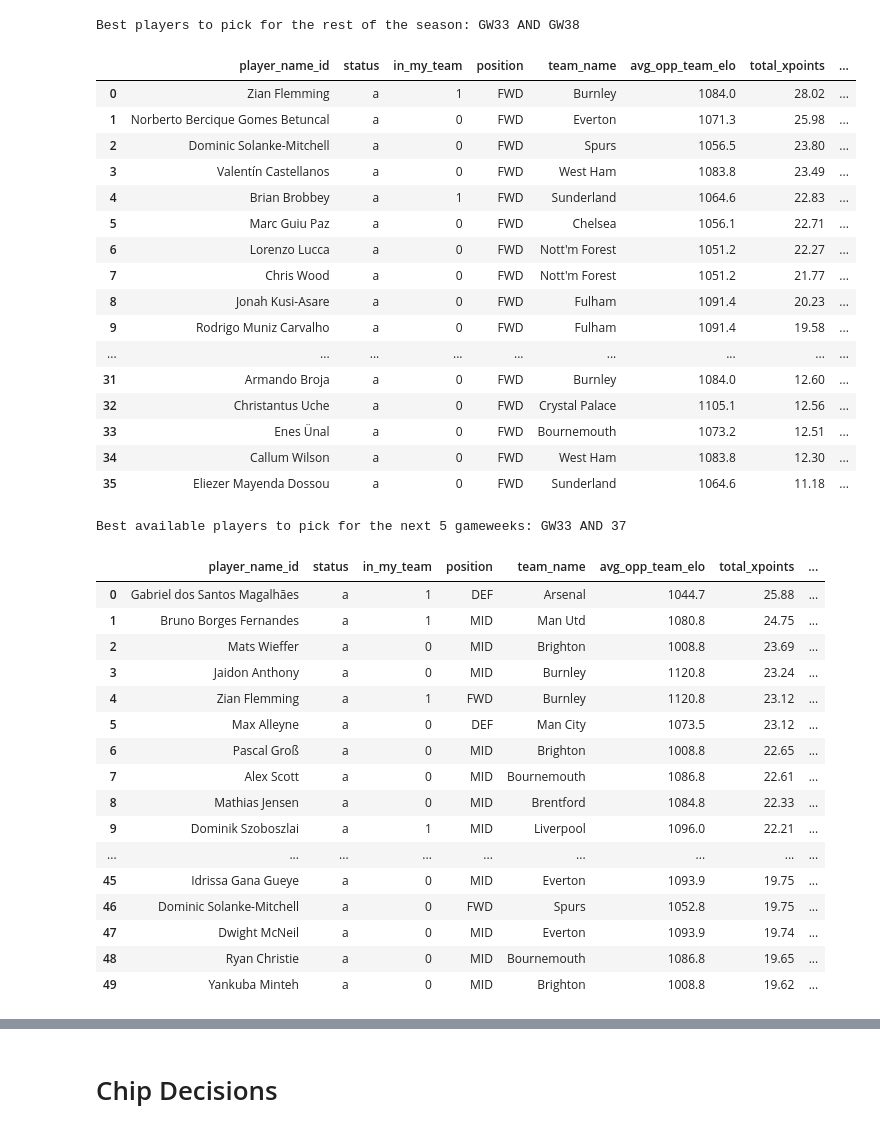
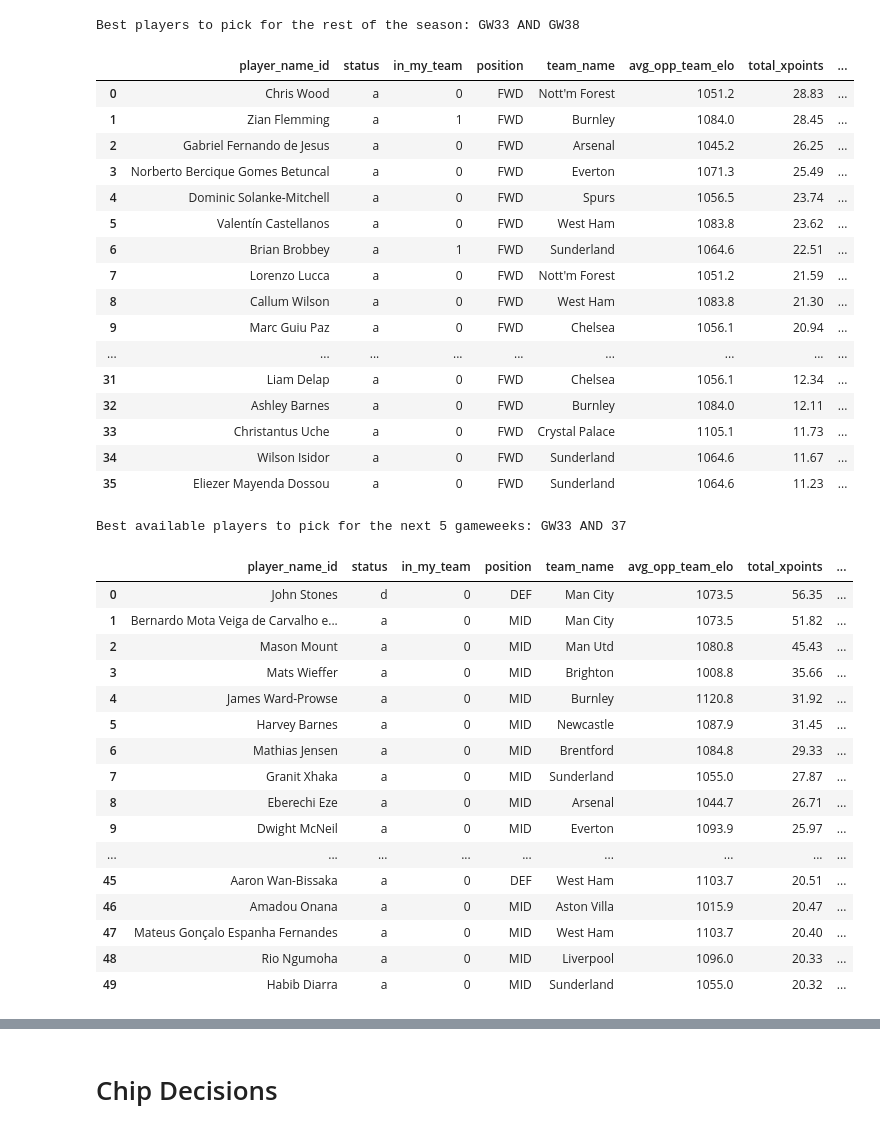
Before and after one commit to chrisimpacts/FPL-Points-Predictor, a Jupyter notebook: TRDL-Team-Analysis.ipynb, the cells around one changed output, grey strips where cells are left out. Saved outputs shown, nothing was run; the diff lists cells and outputs as text; code cells hidden in the pictures.

Commit message:
Added overperformance adjustment to xg/xa predictions

```diff
--- a/TRDL-Team-Analysis.ipynb
+++ b/TRDL-Team-Analysis.ipynb
@@ -125,49 +125,51 @@ WITH predictions_status AS (
         p.event,
         p.in_any_team
     FROM predictions p
     LEFT JOIN player_status ps ON p.element = ps.id
 )
 SELECT
     player_name_id,
     status,
     in_my_team,
     position,
     team_name,
     ROUND(AVG(opp_team_elo),1) AS avg_opp_team_elo,
     ROUND(SUM(xpoints),2) AS total_xpoints,
     ROUND(AVG(mins_pred),1) AS avg_mins_pred,
+    ROUND(AVG(xg_overperf_factor),3) AS avg_xg_overperf_factor,
     ROUND(AVG(xgp90_pred),3) AS avg_xgp90_pred,
+    ROUND(AVG(xa_overperf_factor),3) AS avg_xa_overperf_factor,
     ROUND(AVG(xap90_pred),3) AS avg_xap90_pred,
     ROUND(AVG(xgcp90_pred),3) AS avg_xgcp90_pred
 FROM predictions_status
 WHERE (in_any_team = 0 OR in_my_team = 1)
     AND status IN ('a','d')
     AND position IN ('FWD')
     --AND team_name = 'Liverpool'
   AND event BETWEEN {picks_current_gameweek+1} AND 38
 GROUP BY player_name_id, status, position, team_name, in_my_team
 ORDER BY total_xpoints DESC
 """)
 view.head(50)
 # %% [output]
 Best players to pick for the rest of the season: GW33 AND GW38
 |  | player_name_id | status | in_my_team | position | team_name | avg_opp_team_elo | total_xpoints | ... |
-| 0 | Zian Flemming | a | 1 | FWD | Burnley | 1084.0 | 28.02 | ... |
-| 1 | Norberto Bercique Gomes Betuncal | a | 0 | FWD | Everton | 1071.3 | 25.98 | ... |
-| 2 | Dominic Solanke-Mitchell | a | 0 | FWD | Spurs | 1056.5 | 23.80 | ... |
-| 3 | Valentín Castellanos | a | 0 | FWD | West Ham | 1083.8 | 23.49 | ... |
-| 4 | Brian Brobbey | a | 1 | FWD | Sunderland | 1064.6 | 22.83 | ... |
-| 5 | Marc Guiu Paz | a | 0 | FWD | Chelsea | 1056.1 | 22.71 | ... |
-| 6 | Lorenzo Lucca | a | 0 | FWD | Nott'm Forest | 1051.2 | 22.27 | ... |
-| 7 | Chris Wood | a | 0 | FWD | Nott'm Forest | 1051.2 | 21.77 | ... |
-| 8 | Jonah Kusi-Asare | a | 0 | FWD | Fulham | 1091.4 | 20.23 | ... |
-| 9 | Rodrigo Muniz Carvalho | a | 0 | FWD | Fulham | 1091.4 | 19.58 | ... |
+| 0 | Chris Wood | a | 0 | FWD | Nott'm Forest | 1051.2 | 28.83 | ... |
+| 1 | Zian Flemming | a | 1 | FWD | Burnley | 1084.0 | 28.45 | ... |
+| 2 | Gabriel Fernando de Jesus | a | 0 | FWD | Arsenal | 1045.2 | 26.25 | ... |
+| 3 | Norberto Bercique Gomes Betuncal | a | 0 | FWD | Everton | 1071.3 | 25.49 | ... |
+| 4 | Dominic Solanke-Mitchell | a | 0 | FWD | Spurs | 1056.5 | 23.74 | ... |
+| 5 | Valentín Castellanos | a | 0 | FWD | West Ham | 1083.8 | 23.62 | ... |
+| 6 | Brian Brobbey | a | 1 | FWD | Sunderland | 1064.6 | 22.51 | ... |
+| 7 | Lorenzo Lucca | a | 0 | FWD | Nott'm Forest | 1051.2 | 21.59 | ... |
+| 8 | Callum Wilson | a | 0 | FWD | West Ham | 1083.8 | 21.30 | ... |
+| 9 | Marc Guiu Paz | a | 0 | FWD | Chelsea | 1056.1 | 20.94 | ... |
 | ... | ... | ... | ... | ... | ... | ... | ... | ... |
-| 31 | Armando Broja | a | 0 | FWD | Burnley | 1084.0 | 12.60 | ... |
-| 32 | Christantus Uche | a | 0 | FWD | Crystal Palace | 1105.1 | 12.56 | ... |
-| 33 | Enes Ünal | a | 0 | FWD | Bournemouth | 1073.2 | 12.51 | ... |
-| 34 | Callum Wilson | a | 0 | FWD | West Ham | 1083.8 | 12.30 | ... |
-| 35 | Eliezer Mayenda Dossou | a | 0 | FWD | Sunderland | 1064.6 | 11.18 | ... |
+| 31 | Liam Delap | a | 0 | FWD | Chelsea | 1056.1 | 12.34 | ... |
+| 32 | Ashley Barnes | a | 0 | FWD | Burnley | 1084.0 | 12.11 | ... |
+| 33 | Christantus Uche | a | 0 | FWD | Crystal Palace | 1105.1 | 11.73 | ... |
+| 34 | Wilson Isidor | a | 0 | FWD | Sunderland | 1064.6 | 11.67 | ... |
+| 35 | Eliezer Mayenda Dossou | a | 0 | FWD | Sunderland | 1064.6 | 11.23 | ... |
 # %%
 print(f"Best available players to pick for the next 5 gameweeks: GW{picks_current_gameweek+1} AND {picks_current_gameweek+5}")
 view = db_creator.run_sql(f"""
@@ -215,22 +217,22 @@ view.head(50)
 # %% [output]
 Best available players to pick for the next 5 gameweeks: GW33 AND 37
 |  | player_name_id | status | in_my_team | position | team_name | avg_opp_team_elo | total_xpoints | ... |
-| 0 | Gabriel dos Santos Magalhães | a | 1 | DEF | Arsenal | 1044.7 | 25.88 | ... |
-| 1 | Bruno Borges Fernandes | a | 1 | MID | Man Utd | 1080.8 | 24.75 | ... |
-| 2 | Mats Wieffer | a | 0 | MID | Brighton | 1008.8 | 23.69 | ... |
-| 3 | Jaidon Anthony | a | 0 | MID | Burnley | 1120.8 | 23.24 | ... |
-| 4 | Zian Flemming | a | 1 | FWD | Burnley | 1120.8 | 23.12 | ... |
-| 5 | Max Alleyne | a | 0 | DEF | Man City | 1073.5 | 23.12 | ... |
-| 6 | Pascal Groß | a | 0 | MID | Brighton | 1008.8 | 22.65 | ... |
-| 7 | Alex Scott | a | 0 | MID | Bournemouth | 1086.8 | 22.61 | ... |
-| 8 | Mathias Jensen | a | 0 | MID | Brentford | 1084.8 | 22.33 | ... |
-| 9 | Dominik Szoboszlai | a | 1 | MID | Liverpool | 1096.0 | 22.21 | ... |
+| 0 | John Stones | d | 0 | DEF | Man City | 1073.5 | 56.35 | ... |
+| 1 | Bernardo Mota Veiga de Carvalho e... | a | 0 | MID | Man City | 1073.5 | 51.82 | ... |
+| 2 | Mason Mount | a | 0 | MID | Man Utd | 1080.8 | 45.43 | ... |
+| 3 | Mats Wieffer | a | 0 | MID | Brighton | 1008.8 | 35.66 | ... |
+| 4 | James Ward-Prowse | a | 0 | MID | Burnley | 1120.8 | 31.92 | ... |
+| 5 | Harvey Barnes | a | 0 | MID | Newcastle | 1087.9 | 31.45 | ... |
+| 6 | Mathias Jensen | a | 0 | MID | Brentford | 1084.8 | 29.33 | ... |
+| 7 | Granit Xhaka | a | 0 | MID | Sunderland | 1055.0 | 27.87 | ... |
+| 8 | Eberechi Eze | a | 0 | MID | Arsenal | 1044.7 | 26.71 | ... |
+| 9 | Dwight McNeil | a | 0 | MID | Everton | 1093.9 | 25.97 | ... |
 | ... | ... | ... | ... | ... | ... | ... | ... | ... |
-| 45 | Idrissa Gana Gueye | a | 0 | MID | Everton | 1093.9 | 19.75 | ... |
-| 46 | Dominic Solanke-Mitchell | a | 0 | FWD | Spurs | 1052.8 | 19.75 | ... |
-| 47 | Dwight McNeil | a | 0 | MID | Everton | 1093.9 | 19.74 | ... |
-| 48 | Ryan Christie | a | 0 | MID | Bournemouth | 1086.8 | 19.65 | ... |
-| 49 | Yankuba Minteh | a | 0 | MID | Brighton | 1008.8 | 19.62 | ... |
+| 45 | Aaron Wan-Bissaka | a | 0 | DEF | West Ham | 1103.7 | 20.51 | ... |
+| 46 | Amadou Onana | a | 0 | MID | Aston Villa | 1015.9 | 20.47 | ... |
+| 47 | Mateus Gonçalo Espanha Fernandes | a | 0 | MID | West Ham | 1103.7 | 20.40 | ... |
+| 48 | Rio Ngumoha | a | 0 | MID | Liverpool | 1096.0 | 20.33 | ... |
+| 49 | Habib Diarra | a | 0 | MID | Sunderland | 1055.0 | 20.32 | ... |
 # %%
 print(f"\nBest available players to replace worst in my team: {picks_current_gameweek+1} to {picks_current_gameweek+5}")
 
```
Also changed, not shown: parts of 8 cells of this notebook, 5 other files.
